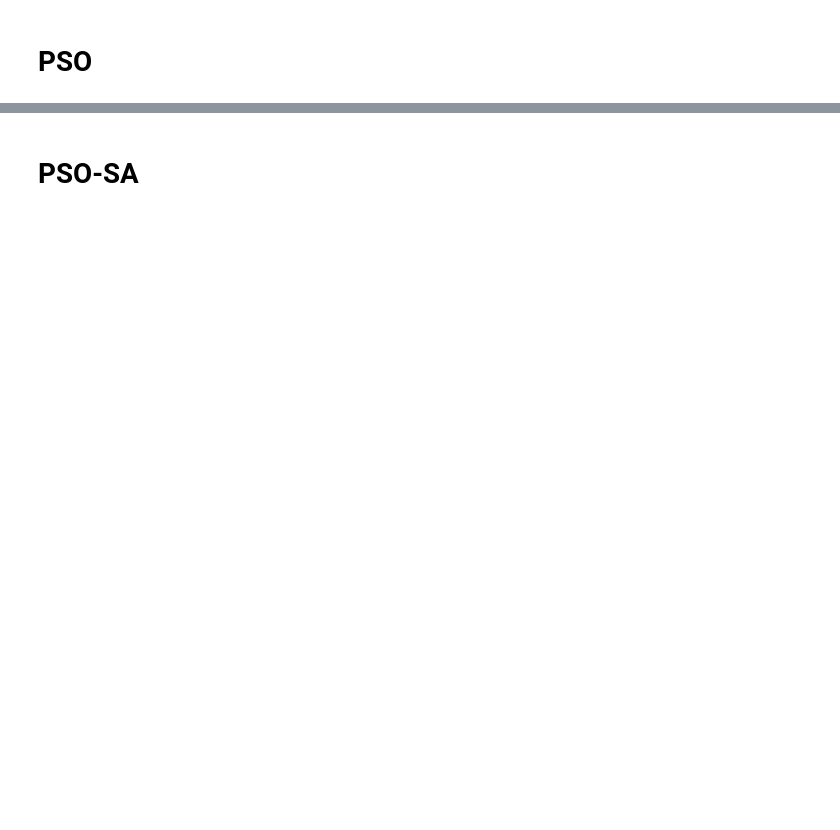
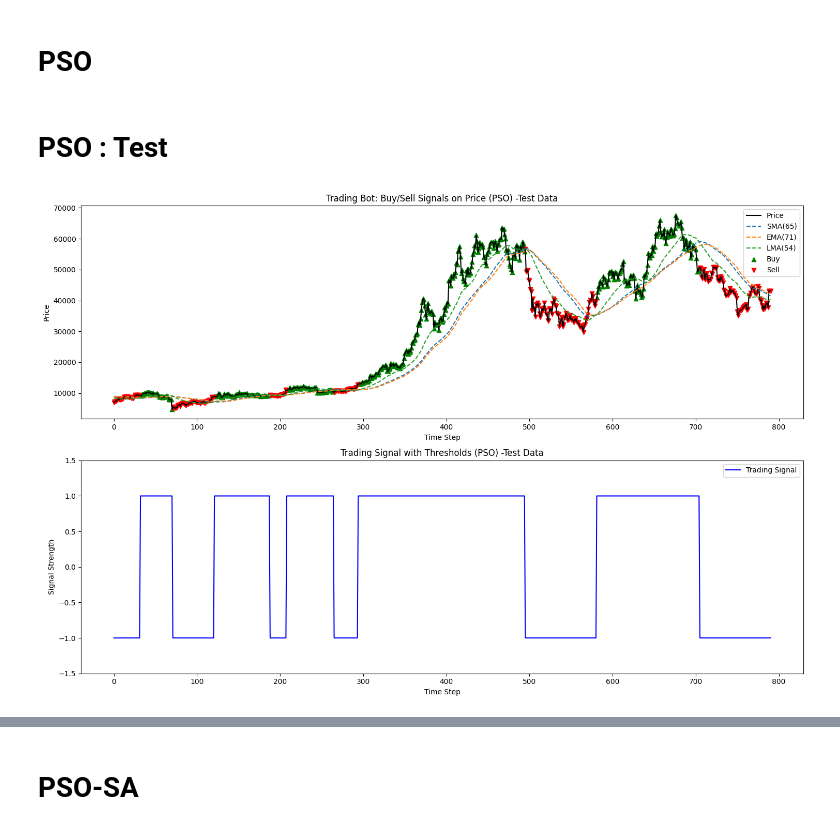
Before and after one commit to DominiAetheres/cits-4404-project, a Jupyter notebook: Deliverable02/BotCode/simulation-Graphs.ipynb, the cells around one changed output, grey strips where cells are left out. Drawn from its saved outputs; the diff is of its cells as text; code cells hidden in the pictures; blank space fills up the shorter version.

```diff
--- a/Deliverable02/BotCode/simulation-Graphs.ipynb
+++ b/Deliverable02/BotCode/simulation-Graphs.ipynb
@@ -1,22 +1,30 @@
 # %% [markdown]
 # PSO
 # %%
+import numpy as np
 # === Config Parameters (from PSO) ===
-filepath = './testDaily.csv'
+
+pso_best_pos = [ 6.50000000e+01,  7.10000000e+01,  5.40000000e+01,  1.00000000e-10,
+ -4.55486260e+01, -2.69761667e+01, -5.44823753e+01, -2.60940676e+01,
+ -5.12077242e+01,  6.64248561e+01]
+
 window_sma = int(round(pso_best_pos[0]))
 window_ema = int(round(pso_best_pos[1]))
 window_lma = int(round(pso_best_pos[2]))
-ema_alpha = float(np.clip(pso_best_pos[3], 1e-10, 1.0))
-threshold = float(np.clip(pso_best_pos[4], -100, 100))
-w1 = float(np.clip(pso_best_pos[5], -100, 100))
-w2 = float(np.clip(pso_best_pos[6], -100, 100))
-w3 = float(np.clip(pso_best_pos[7], -100, 100))
-w4 = float(np.clip(pso_best_pos[8], -100, 100))
-w5 = float(np.clip(pso_best_pos[9], -100, 100))
+ema_alpha = pso_best_pos[3]
+threshold = pso_best_pos[4]
+w1 = pso_best_pos[5]
+w2 = pso_best_pos[6]
+w3 = pso_best_pos[7]
+w4 = pso_best_pos[8]
+w5 = pso_best_pos[9]
+# %% [markdown]
+# PSO : Test
 # %%
 import matplotlib.pyplot as plt
 import numpy as np
 
+filepath = './testDaily.csv'
 from data_processors import TradingDataProcessor
 from data_processors import DataLoader
 from trading_bot import TradingBotInstance  # Adjust import path as needed
@@ -87,32 +95,34 @@ while True:
     else:
         buy_signals.append(np.nan)
         sell_signals.append(np.nan)
 
 # === Plotting ===
 plt.figure(figsize=(15, 10))
 
 # --- Price & Moving Averages ---
 plt.subplot(2, 1, 1)
 plt.plot(prices_trimmed, label="Price", color='black')
 plt.plot(sma, label=f"SMA({window_sma})", linestyle='--')
 plt.plot(ema, label=f"EMA({window_ema})", linestyle='--')
 plt.plot(lma, label=f"LMA({window_lma})", linestyle='--')
 plt.scatter(range(len(buy_signals)), buy_signals, label='Buy', color='green', marker='^')
 plt.scatter(range(len(sell_signals)), sell_signals, label='Sell', color='red', marker='v')
-plt.title("Trading Bot: Buy/Sell Signals on Price")
+plt.title("Trading Bot: Buy/Sell Signals on Price (PSO) -Test Data")
 plt.xlabel("Time Step")
 plt.ylabel("Price")
 plt.legend()
 
 # --- Signal with Thresholds ---
 plt.subplot(2, 1, 2)
 signal_array = np.array(signals)
 plt.plot(signal_array, label="Trading Signal", color='blue')
 plt.ylim(-1.5, 1.5)
-plt.title("Trading Signal with Thresholds")
+plt.title("Trading Signal with Thresholds (PSO) -Test Data")
 plt.xlabel("Time Step")
 plt.ylabel("Signal Strength")
 plt.legend()
 
 plt.tight_layout()
 plt.show()
+# %% [output]
+[figure, added]
```
Also changed, not shown: parts of 14 cells of this notebook, 1 other file.
